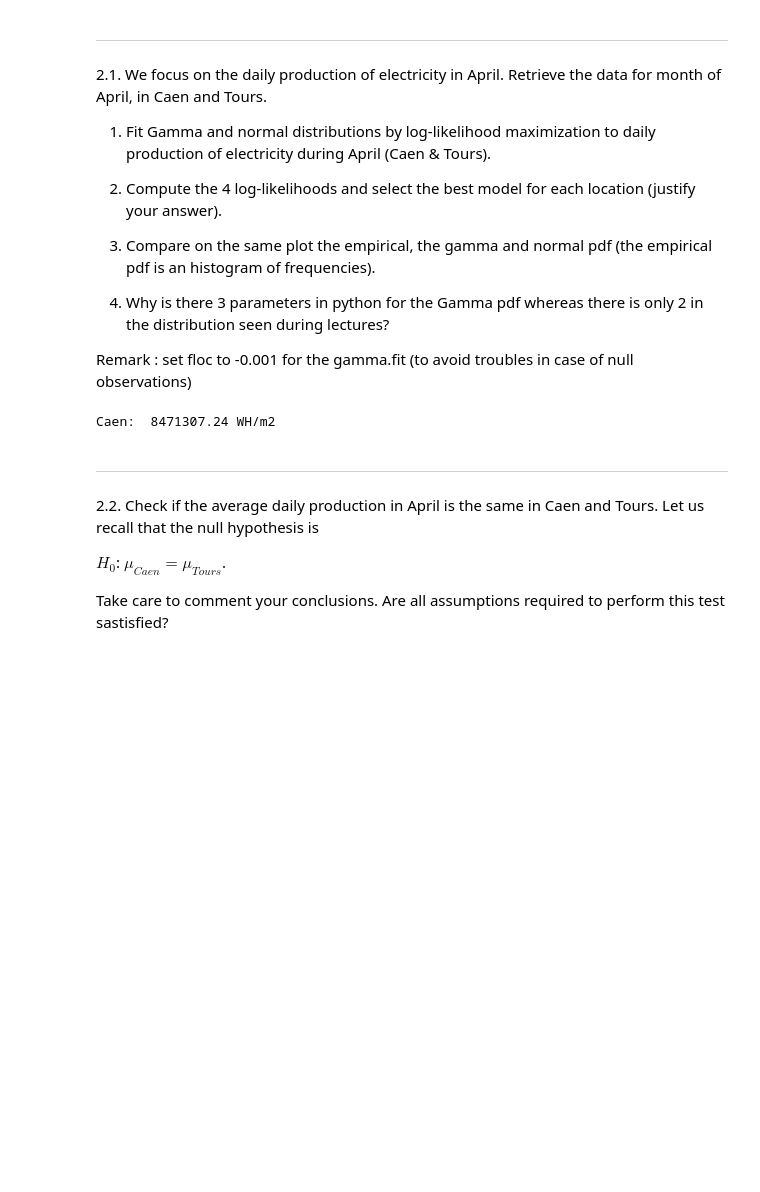
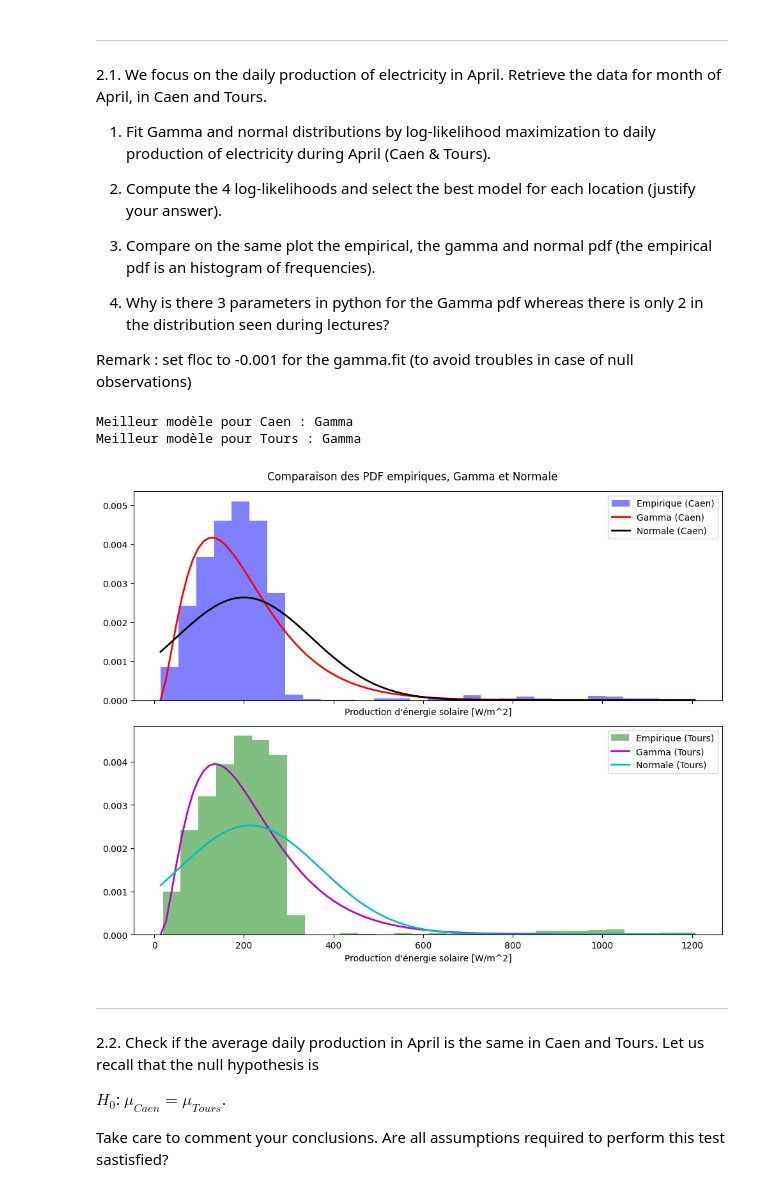
Before and after one commit to Mathis003/LEPL1109-Hackathons, a Jupyter notebook: Hackathon1.ipynb, the cells around one changed output. Drawn from its saved outputs; the diff is of its cells as text; code cells hidden in the pictures; blank space fills up the shorter version.

```diff
--- a/Hackathon1.ipynb
+++ b/Hackathon1.ipynb
@@ -218,10 +218,81 @@ Tours  515.436663   421.2  484.090395        61.56      1062.720
     is only 2 in the distribution seen during lectures?
 
 Remark : set floc to -0.001 for the gamma.fit (to avoid troubles in case of null observations)
-# %%
-print('Caen: ', df['Caen'].sum(), 'WH/m2')
-# %% [output]
-Caen:  8471307.24 WH/m2
+# %%
+from scipy.stats import gamma, norm
+import numpy as np
+
+##
+## Fit des données avec une loi Gamma et une loi Normale pour Caen et Tours
+##
+
+april_data = df[(df['date'].dt.month == 4)]
+
+april_data_caen = april_data['Caen']
+april_data_tours = april_data['Tours']
+
+params_caen_gamma = gamma.fit(april_data_caen, loc=-0.001)
+dist_caen_gamma = gamma(params_caen_gamma[0], loc=params_caen_gamma[1], scale=params_caen_gamma[2])
+
+params_tours_gamma = gamma.fit(april_data_tours, loc=-0.001)
+dist_tours_gamma = gamma(params_tours_gamma[0], loc=params_tours_gamma[1], scale=params_tours_gamma[2])
+
+params_caen_normal = norm.fit(april_data_caen)
+dist_caen_normal = norm(params_caen_normal[0], params_caen_normal[1])
+
+params_tours_normal = norm.fit(april_data_tours)
+dist_tours_normal = norm(params_tours_normal[0], params_tours_normal[1])
+
+
+##
+## Comparaison des log-likelihoods pour les deux villes et choisis le meilleur modèle
+##
+
+log_likelihood_caen_gamma = np.sum(np.log(dist_caen_gamma.pdf(april_data_caen)))
+log_likelihood_tours_gamma = np.sum(np.log(dist_tours_gamma.pdf(april_data_tours)))
+log_likelihood_caen_normal = np.sum(np.log(dist_caen_normal.pdf(april_data_caen)))
+log_likelihood_tours_normal = np.sum(np.log(dist_tours_normal.pdf(april_data_tours)))
+
+best_model_caen = 'Normal'
+if log_likelihood_caen_gamma > log_likelihood_caen_normal:
+    best_model_caen = 'Gamma'
+
+best_model_tours = 'Normal'
+if log_likelihood_tours_gamma > log_likelihood_tours_normal:
+    best_model_tours = 'Gamma'
+
+print(f"Meilleur modèle pour Caen : {best_model_caen}")
+print(f"Meilleur modèle pour Tours : {best_model_tours}")
+
+
+##
+## Comparaison des PDF empiriques, Gamma et Normale
+##
+
+fig, (ax1, ax2) = plt.subplots(2, 1, figsize=(10, 8), sharex=True)
+
+x = np.linspace(april_data_caen.min(), april_data_caen.max(), 100)
+
+ax1.hist(april_data_caen, bins=30, density=True, alpha=0.5, color='blue', label='Empirique (Caen)')
+ax1.plot(x, dist_caen_gamma.pdf(x), 'r-', lw=2, label='Gamma (Caen)')
+ax1.plot(x, dist_caen_normal.pdf(x), 'k-', lw=2, label='Normale (Caen)')
+ax1.set_xlabel('Production d\'énergie solaire [W/m^2]')
+ax1.legend()
+
+ax2.hist(april_data_tours, bins=30, density=True, alpha=0.5, color='green', label='Empirique (Tours)')
+ax2.plot(x, dist_tours_gamma.pdf(x), 'm-', lw=2, label='Gamma (Tours)')
+ax2.plot(x, dist_tours_normal.pdf(x), 'c-', lw=2, label='Normale (Tours)')
+ax2.set_xlabel('Production d\'énergie solaire [W/m^2]')
+ax2.legend()
+
+plt.suptitle("Comparaison des PDF empiriques, Gamma et Normale")
+
+plt.tight_layout()
+plt.show()
+# %% [output]
+Meilleur modèle pour Caen : Gamma
+Meilleur modèle pour Tours : Gamma
+[figure, added]
 # %% [markdown]
 ---
 
```
